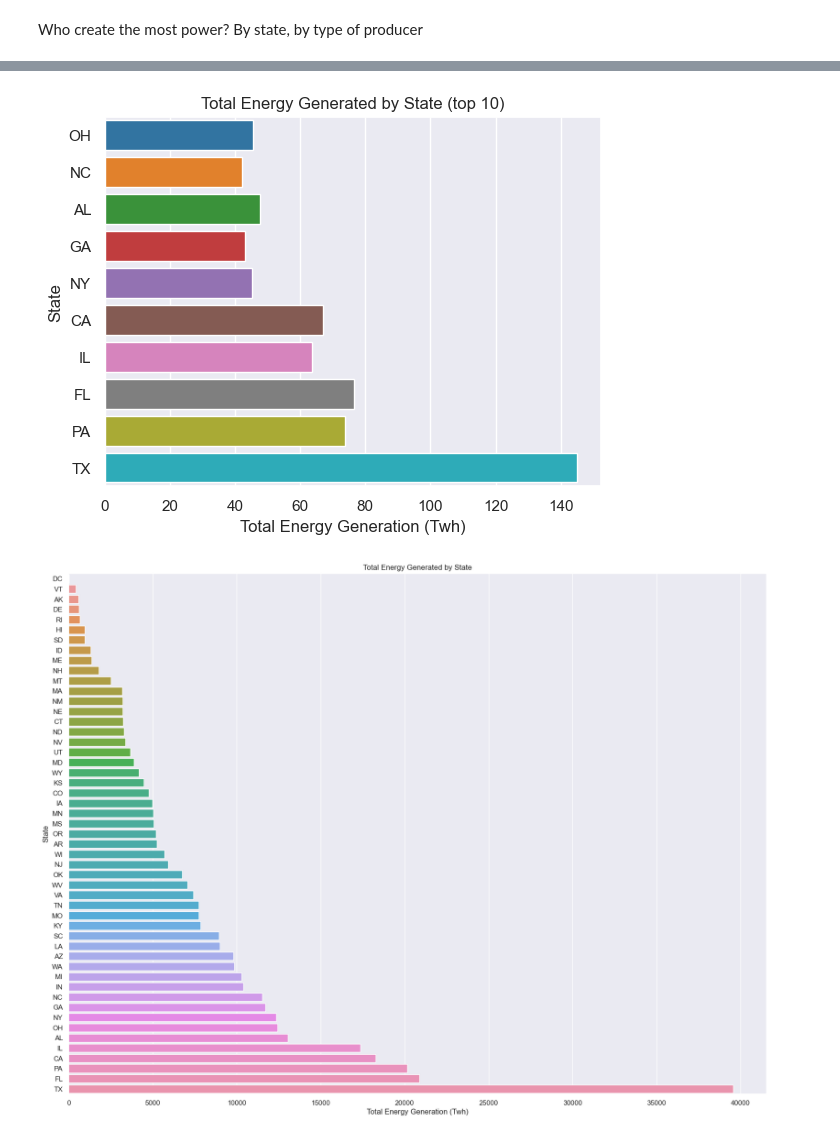
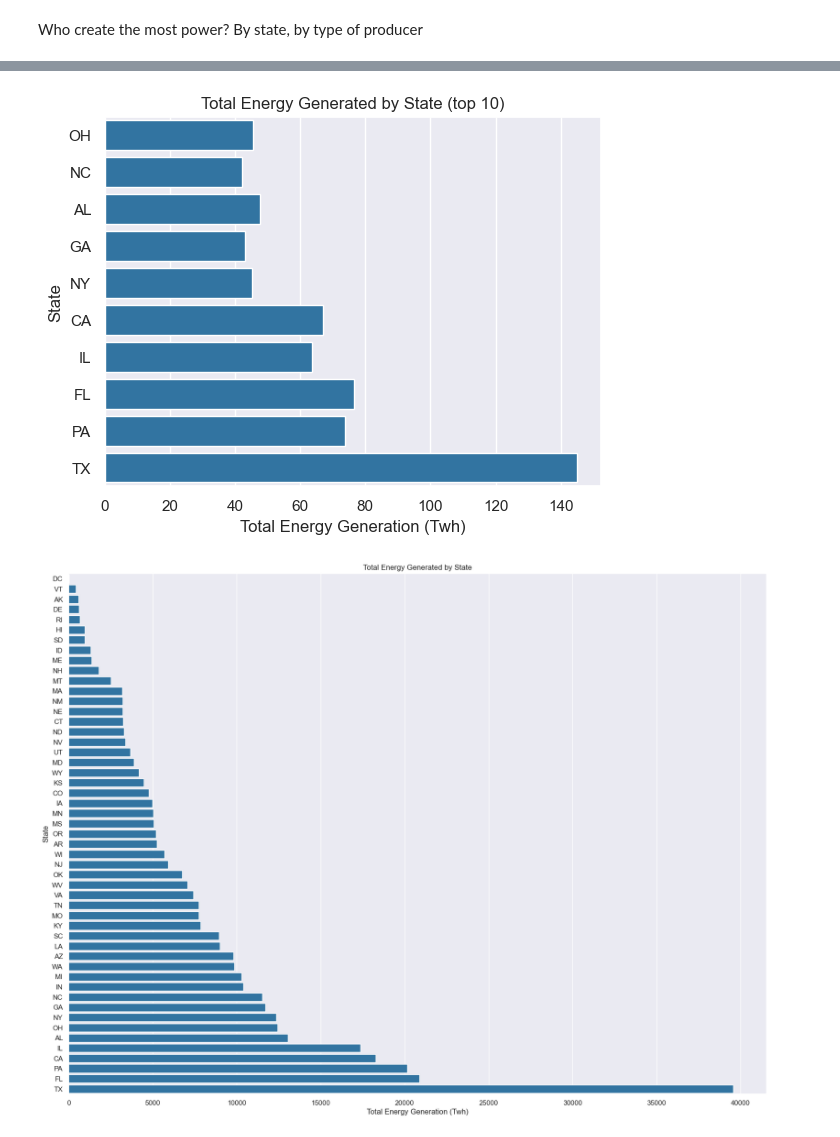
Before and after one commit to NickSordi/6505-Final-Project, a Jupyter notebook: EIA Analysis.ipynb, the cells around one changed output, grey strips where cells are left out. Saved outputs shown, nothing was run; the diff lists cells and outputs as text; code cells hidden in the pictures.

```diff
--- a/Load Data.ipynb
+++ b/EIA Analysis.ipynb
@@ -343,7 +369,6 @@ plt.xlabel("Year")
 Text(0.5, 0, 'Year')
 [figure]
 # %%
-sns.set_context("notebook")
 plt.figure(figsize=(16,10))
 US_nat=US_total.loc[US_total['ENERGY SOURCE']=='Natural Gas']
 sns.lineplot(x=US_nat.index, y=US_nat['Generation (TWh)'], color='green')
@@ -351,5 +376,5 @@ sns.lineplot(x=US_sol.index, y=US_sol['Generation (TWh)'], color='orange')
 sns.lineplot(x=US_wind.index,y=US_wind['Generation (TWh)'], color='blue')
 plt.title('Production of energy via Natural Gas, Solar and Wind')
 plt.xlabel("Year")
-plt.legend(['Natural Gas','Solar', 'Wind']);
+plt.legend(['Natural Gas','Solar', 'Wind'])
 # %% [output]
@@ -357,8 +383,8 @@ plt.legend(['Natural Gas','Solar', 'Wind']);
 # %% [markdown]
 Plot the derivitives of these to show growth
 # %%
-sns.set_style("whitegrid")
+sns.set_style("white")
 plt.figure(figsize=(8,5))
 sns.histplot(US_nat['Generation (TWh)'])
-plt.title('Histogram Natural Gas');
+plt.title('Histogram Natural Gas')
 # %% [output]
@@ -434,15 +450,14 @@ plt.title('Total Energy Generated by State (top 10)')
 
 plt.show()
 # %% [output]
-[figure, old version]
+[figure, new version]
 # %%
 plt.figure(figsize=(20, 15))
 sns.barplot(x='Generation (TWh)', y='STATE', data=state_total_alltime,errorbar=None)
-sns.color_palette("tab10")
 plt.xlabel('Total Energy Generation (Twh)')
 plt.ylabel('State')
 plt.title('Total Energy Generated by State')
 
 plt.show()
 # %% [output]
-[figure, old version]
+[figure, new version]
```
Also changed, not shown: parts of 27 cells of this notebook.
